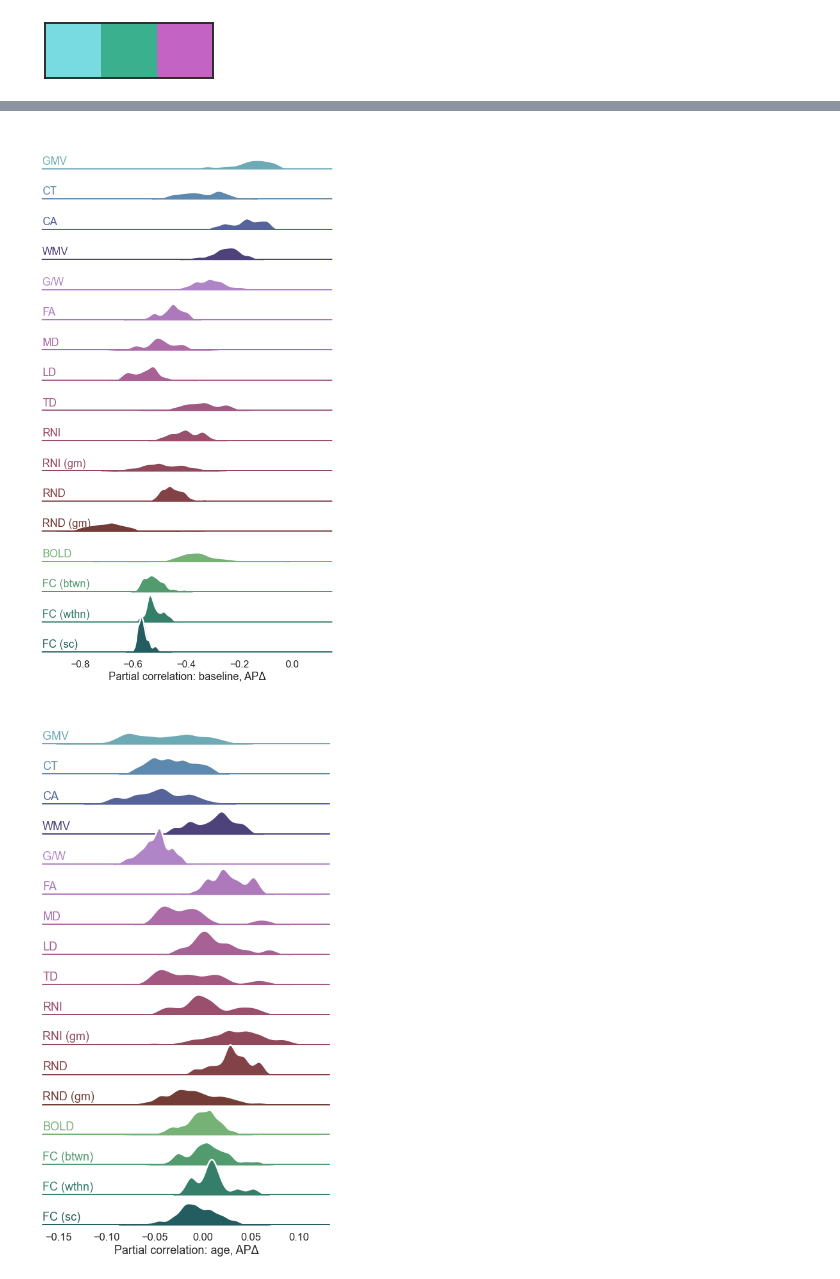
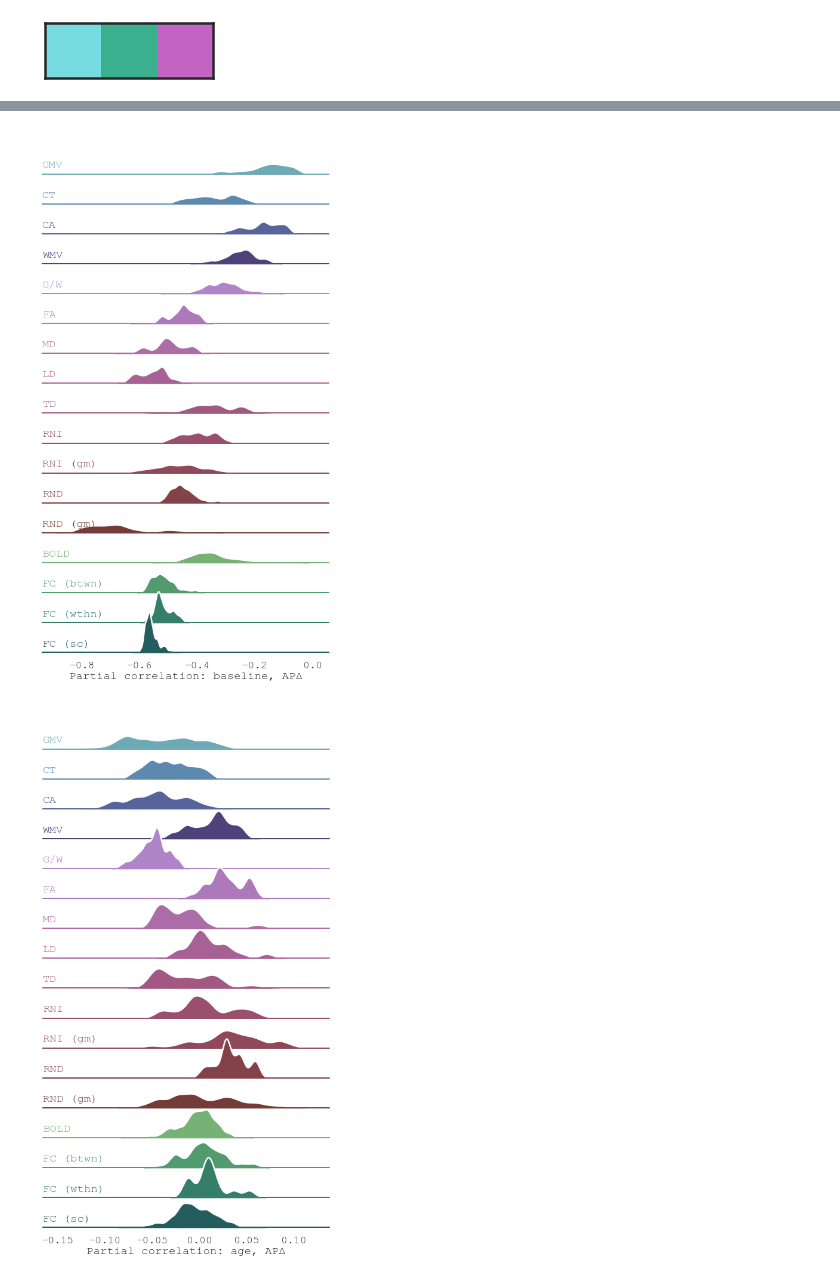
Before and after one commit to 62442katieb/deltaABCD_variability, a Jupyter notebook: notebooks/1.4start_change.ipynb, the cells around one changed output, grey strips where cells are left out. Saved outputs shown, nothing was run; the diff lists cells and outputs as text; code cells hidden in the pictures.

```diff
--- a/notebooks/1.4start_change.ipynb
+++ b/notebooks/1.4start_change.ipynb
@@ -28,10 +31,10 @@ age_pal = sns.cubehelix_palette(n_colors=27, start=5, rot=-0.8, gamma=1.0, hue=0
 big_pal = morph_pal + cell_pal + func_pal
 sns.palplot(age_pal)
 sns.set(style="white",
-        context="talk",
+        context="poster",
         font_scale=0.8,
         rc={"axes.facecolor": (0, 0, 0, 0),
-            "font.monospace": 'Courier',
+            "font.monospace": 'Courier New',
             "font.family": 'monospace'})
 crayons = sns.crayon_palette(['Aquamarine', 'Jungle Green', 'Fuchsia'])
 # %% [output]
@@ -116,3 +119,8 @@ concepts = {'morph': ['thick',
                     'cor',
                     #'subcortical-network fc'
                    ]}
+
+row_order = ['GMV', 'CT', 'CA', 'WMV',
+                           'G/W', 'FA', 'MD', 'LD', 'TD',
+                           'RNI', 'RNI (gm)','RND','RND (gm)',
+                           'BOLD', 'FC (btwn)', 'FC (wthn)', 'FC (sc)']
@@ -224,14 +222,3 @@ correlations.rename({('Corr: Age, APC', 'measure'): 'measure',
                      ('Corr: Age, APC', 'concept'): 'concept',
                      ('PCorr: Baseline, APC', 'r'): 'Partial correlation: baseline, APΔ',
                      ('PCorr: Age, APC', 'r'): 'Partial correlation: age, APΔ'}, axis=1, inplace=True)
-# %%
-# first, let's plot the correlations, color-coded by concept & measure
-fig,ax = plt.subplots(figsize=(10,7))
-g = sns.kdeplot('Partial correlation: baseline, APΔ', hue='measure',
-                hue_order=['GMV', 'CT', 'CA', 'WMV',
-                           'G/W', 'FA', 'MD', 'LD', 'TD',
-                           'RNI', 'RNI (gm)','RND','RND (gm)',
-                           'BOLD', 'FC (btwn)', 'FC (wthn)', 'FC (sc)'],
-                data=correlations[correlations[('PCorr: Baseline, APC', 'p(r)')] <= 0.01],
-                palette=big_pal)
-sns.despine()
@@ -240,13 +297,7 @@ sns.despine()
 # %%
 g = sns.FacetGrid(correlations,
-                  row="measure", row_order=['GMV', 'CT', 'CA', 'WMV',
-                           'G/W', 'FA', 'MD', 'LD', 'TD',
-                           'RNI', 'RNI (gm)','RND','RND (gm)',
-                           'BOLD', 'FC (btwn)', 'FC (wthn)', 'FC (sc)'],
-                  hue="measure", hue_order=['GMV', 'CT', 'CA', 'WMV',
-                           'G/W', 'FA', 'MD', 'LD', 'TD',
-                           'RNI', 'RNI (gm)','RND','RND (gm)',
-                           'BOLD', 'FC (btwn)', 'FC (wthn)', 'FC (sc)'],
+                  row="measure", row_order=row_order,
+                  hue="measure", hue_order=row_order,
                   aspect=10,
                   height=.8, palette=big_pal)
 
@@ -270,7 +321,7 @@ def label(x, color, label):
 g.map(label, 'Partial correlation: baseline, APΔ')
 
 # Set the subplots to overlap
-g.figure.subplots_adjust(hspace=-0.2)
+g.figure.subplots_adjust(hspace=-0.3)
 
 # Remove axes details that don't play well with overlap
 g.set_titles("")
@@ -278,47 +329,41 @@ g.set(yticks=[], ylabel="")
 g.despine(bottom=True, left=True)
 g.savefig(f'../{FIGS_DIR}/start_change_minus_age_pcorr.png', dpi=400)
 # %% [output]
-[figure, old version]
+[figure, new version]
 # %%
-sns.set_theme(context='talk', style="white", rc={"axes.facecolor": (0, 0, 0, 0)})
+#sns.set_theme(context='talk', style="white", rc={"axes.facecolor": (0, 0, 0, 0)})
 g = sns.FacetGrid(correlations,
-                  row="measure", row_order=['GMV', 'CT', 'CA', 'WMV',
-                           'G/W', 'FA', 'MD', 'LD', 'TD',
-                           'RNI', 'RNI (gm)','RND','RND (gm)',
-                           'BOLD', 'FC (btwn)', 'FC (wthn)', 'FC (sc)'],
-                  hue="measure", hue_order=['GMV', 'CT', 'CA', 'WMV',
-                           'G/W', 'FA', 'MD', 'LD', 'TD',
-                           'RNI', 'RNI (gm)','RND','RND (gm)',
-                           'BOLD', 'FC (btwn)', 'FC (wthn)', 'FC (sc)'],
+                  row="measure", row_order=row_order,
+                  hue="measure", hue_order=row_order,
                   aspect=10,
-                  height=.75, palette=big_pal)
+                  height=.8, palette=big_pal)
 
 # Draw the densities in a few steps
 g.map(sns.kdeplot, 'Partial correlation: age, APΔ',
       bw_adjust=.5, clip_on=False,
       fill=True, alpha=1, linewidth=1.5)
 g.map(sns.kdeplot, 'Partial correlation: age, APΔ', clip_on=False, color="w", lw=2.5, bw_adjust=.5)
 
 # passing color=None to refline() uses the hue mapping
 g.refline(y=0, linewidth=2, linestyle="-", color=None, clip_on=False)
 
 # Define and use a simple function to label the plot in axes coordinates
 def label(x, color, label):
     ax = plt.gca()
     ax.text(0, .2, label, #fontweight="bold",
             color=color,
             ha="left", va="center", transform=ax.transAxes)
 
 
 g.map(label, 'Partial correlation: age, APΔ')
 
 # Set the subplots to overlap
-g.figure.subplots_adjust(hspace=-0.2)
+g.figure.subplots_adjust(hspace=-0.3)
 
 # Remove axes details that don't play well with overlap
 g.set_titles("")
 g.set(yticks=[], ylabel="")
 g.despine(bottom=True, left=True)
 g.savefig(f'../{FIGS_DIR}/age_change_minus_start_pcorr.png', dpi=400)
 # %% [output]
-[figure, old version]
+[figure, new version]
```
Also changed, not shown: parts of 28 cells of this notebook, 4 other files.
